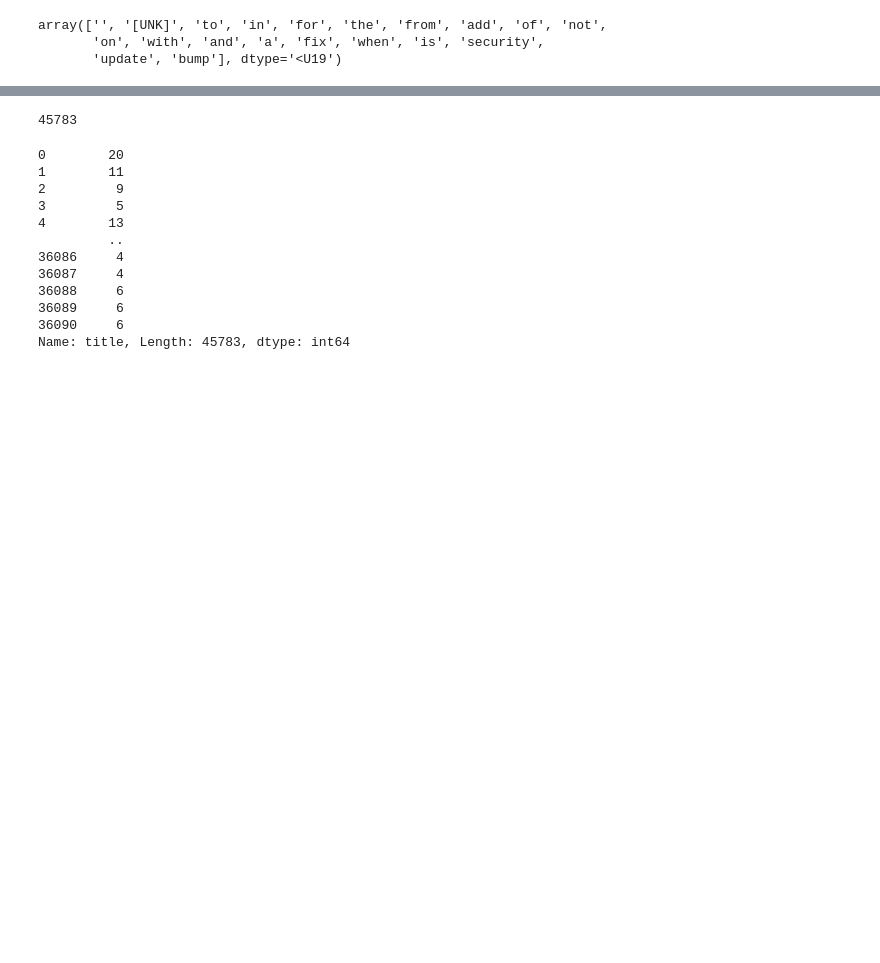
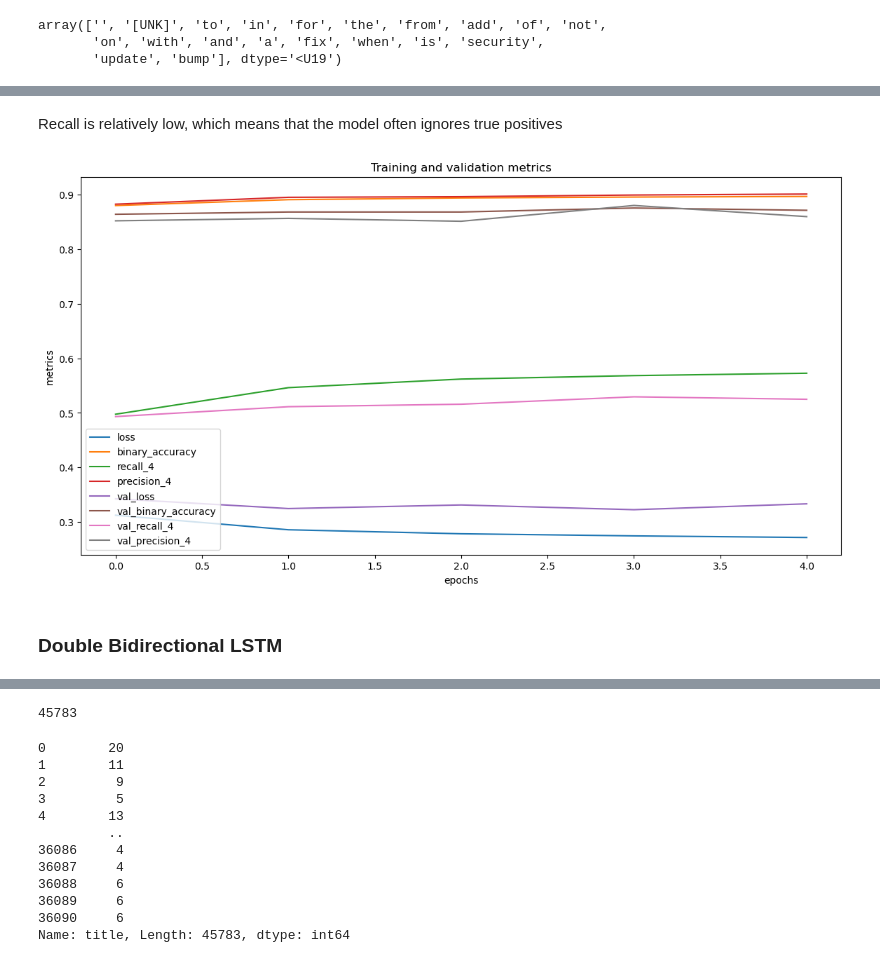
Before and after one commit to TeamPML/GuthubSecurityIssues, a Jupyter notebook: modelling.ipynb, the cells around one changed output, grey strips where cells are left out. Cells and saved outputs as stored; diff of their text form; code cells hidden in the pictures; blank space fills up the shorter version.

```diff
--- a/modelling.ipynb
+++ b/modelling.ipynb
@@ -105,8 +145,8 @@ train_ds = tf.data.Dataset.from_tensor_slices((X_train, y_train))
 test_ds = tf.data.Dataset.from_tensor_slices((X_test, y_test))
 # %%
 # create batches
-train_ds = train_ds.batch(32).prefetch(tf.data.AUTOTUNE)
-test_ds = test_ds.batch(32).prefetch(tf.data.AUTOTUNE)
+train_ds = train_ds.batch(64).prefetch(tf.data.AUTOTUNE)
+test_ds = test_ds.batch(64).prefetch(tf.data.AUTOTUNE)
 # %%
 # create text encoder
 
@@ -137,16 +176,18 @@ model = tf.keras.Sequential([
     tf.keras.layers.Dense(1)
 ])
 # %%
+from tensorflow.keras.metrics import Recall, BinaryAccuracy, Precision
+
 # compile model
 model.compile(
     loss=tf.keras.losses.BinaryCrossentropy(from_logits=True),
     optimizer=tf.keras.optimizers.Adam(1e-4),
-    metrics=['accuracy']
+    metrics=[BinaryAccuracy(), Recall(), Precision()]
 )
 # %%
 history = model.fit(
     train_ds,
-    epochs=10,
+    epochs=5,
     validation_data=test_ds,
     validation_steps=30
 )
@@ -210,0 +223,14 @@ model.evaluate(test_ds)
+# %% [markdown]
+Recall is relatively low, which means that the model often ignores true positives
+# %%
+pd.DataFrame(history.history).plot(
+    figsize=(14, 7),
+    xlabel='epochs',
+    ylabel='metrics',
+    title='Training and validation metrics'
+)
+plt.show()
+# %% [output]
+[figure, added]
+# %% [markdown]
+### Double Bidirectional LSTM
```
Also changed, not shown: parts of 19 cells of this notebook.
